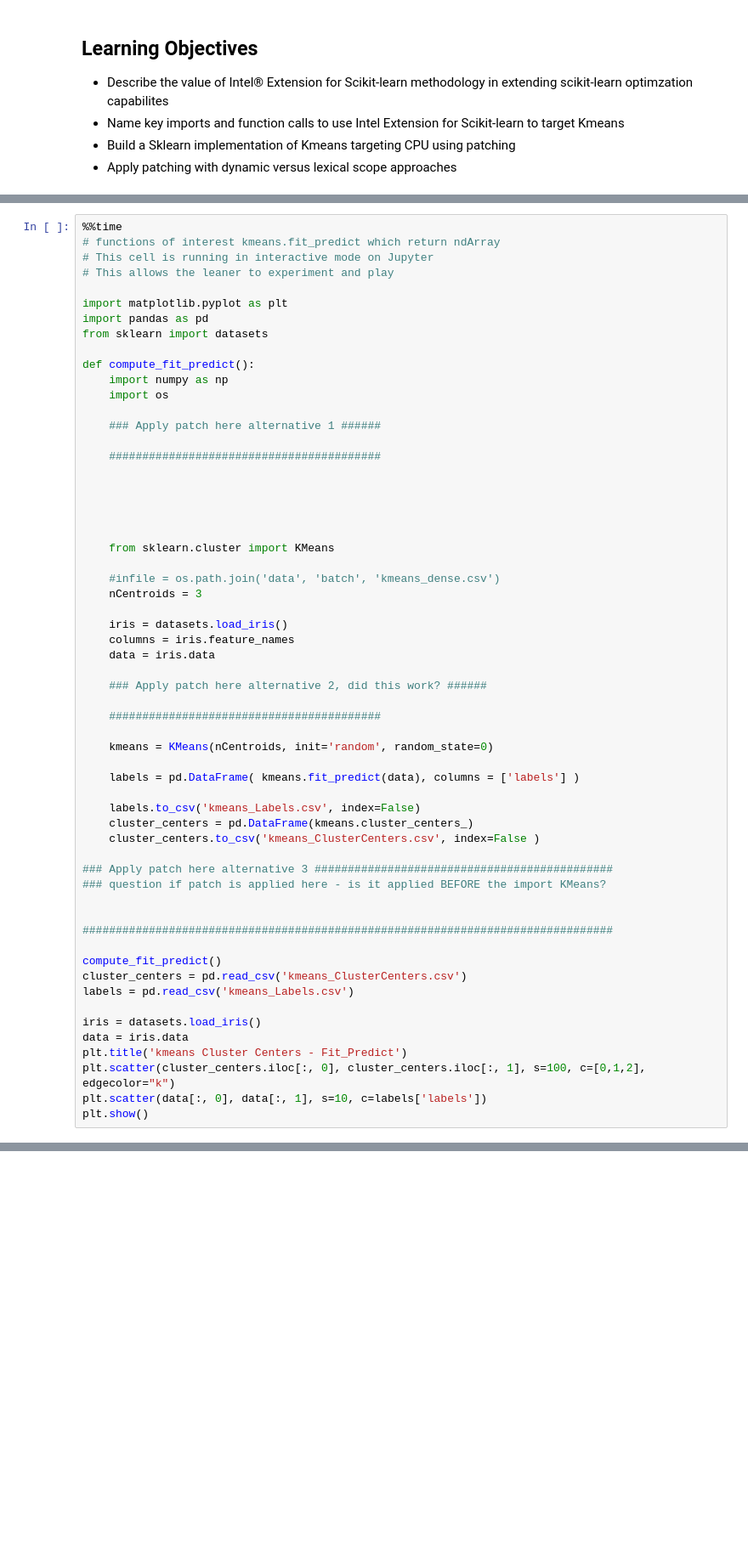
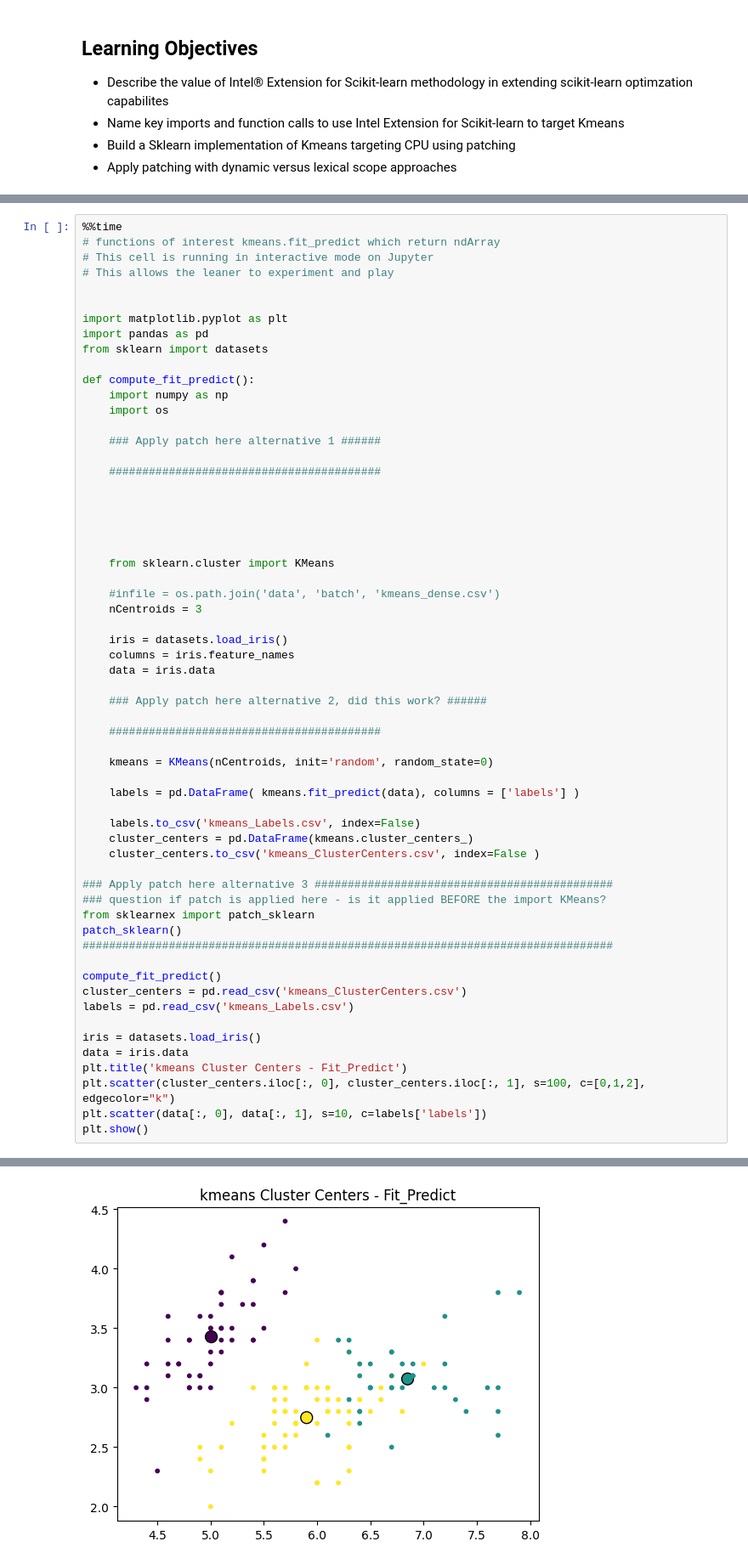
Before and after one commit to IntelSoftware/Machine-Learning-using-oneAPI, a Jupyter notebook: 02_Applied_Patching_CPU/02_01_Patching_Kmeans_CPU.ipynb, the cells around one changed output, grey strips where cells are left out. Shown at 85% size. Drawn from its saved outputs; the diff is of its cells as text; blank space fills up the shorter version.

```diff
--- a/02_Applied_Patching_CPU/02_01_Patching_Kmeans_CPU.ipynb
+++ b/02_Applied_Patching_CPU/02_01_Patching_Kmeans_CPU.ipynb
@@ -65,6 +71,7 @@ The data included in these exercises was built seperately using the **sklearn.da
 # functions of interest kmeans.fit_predict which return ndArray
 # This cell is running in interactive mode on Jupyter
 # This allows the leaner to experiment and play
+
 
 import matplotlib.pyplot as plt
 import pandas as pd
@@ -105,8 +112,8 @@ def compute_fit_predict():
 
 ### Apply patch here alternative 3 #############################################
 ### question if patch is applied here - is it applied BEFORE the import KMeans?
-
-
+from sklearnex import patch_sklearn
+patch_sklearn()
 ################################################################################
 
 compute_fit_predict()
@@ -119,3 +126,4 @@ plt.title('kmeans Cluster Centers - Fit_Predict')
 plt.scatter(cluster_centers.iloc[:, 0], cluster_centers.iloc[:, 1], s=100, c=[0,1,2], edgecolor="k")
 plt.scatter(data[:, 0], data[:, 1], s=10, c=labels['labels'])
 plt.show()
+# %% [output]
@@ -121,0 +132 @@ plt.show()
+[figure, added]
```
Also changed, not shown: parts of 5 cells of this notebook, 10 other files.
